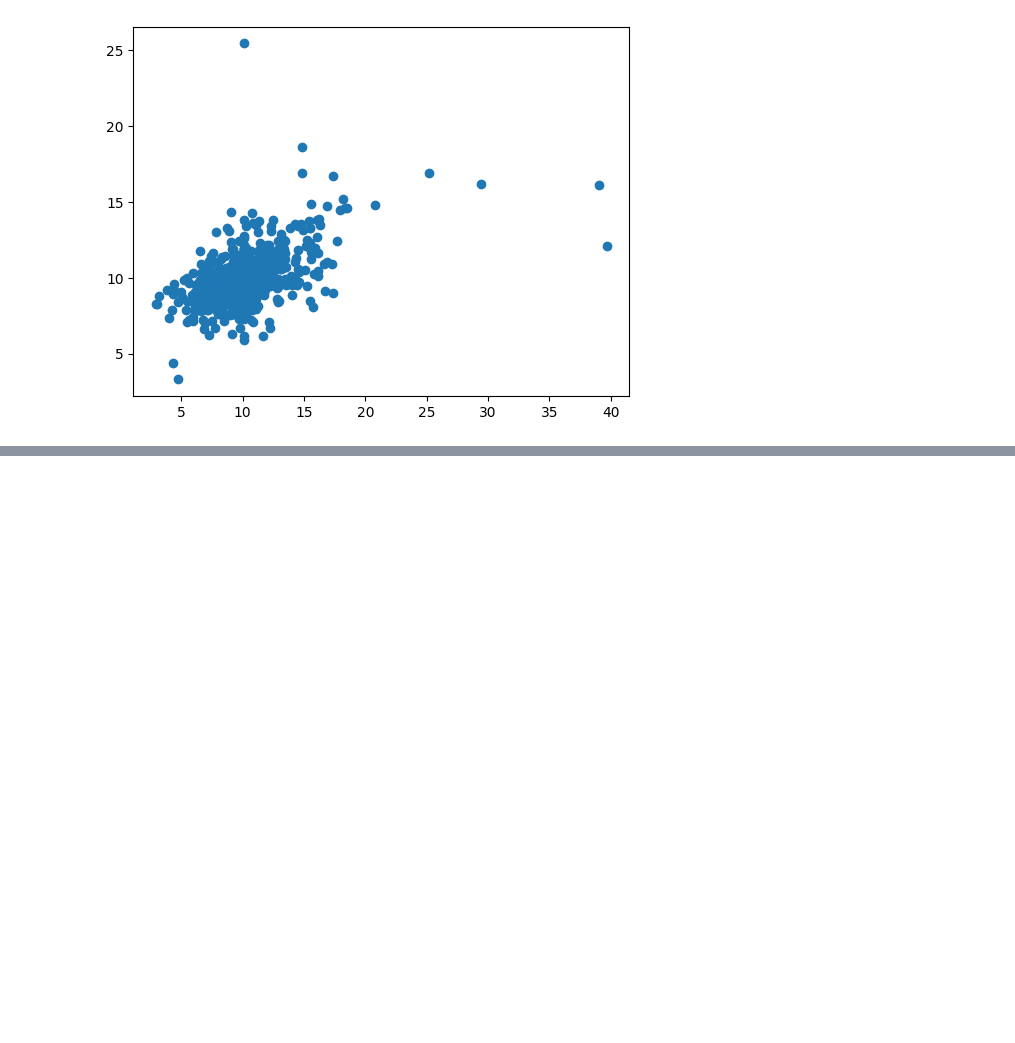
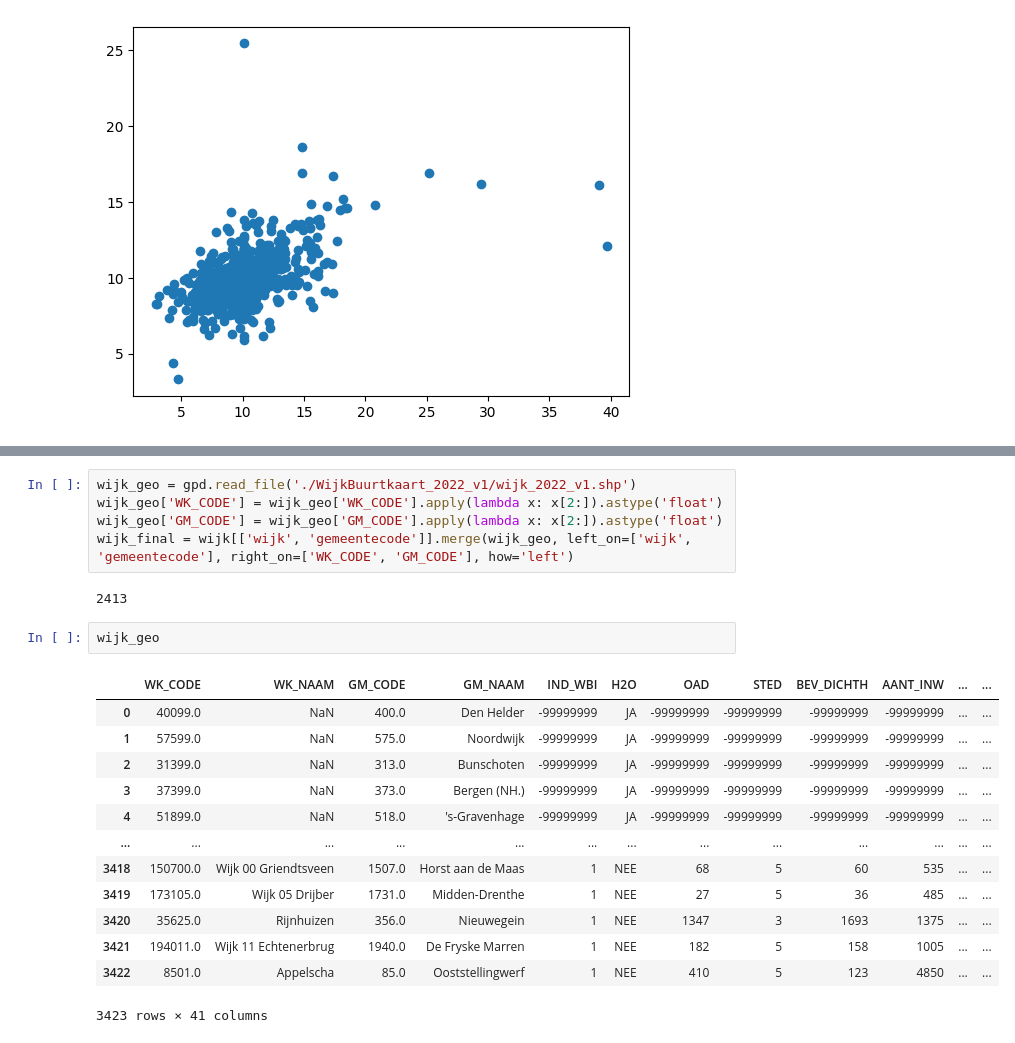
Before and after one commit to semkjaer/capybara1.0, a Jupyter notebook: sem.ipynb, the cells around one changed output, grey strips where cells are left out. Saved outputs shown, nothing was run; the diff lists cells and outputs as text; blank space fills up the shorter version.

```diff
--- a/sem.ipynb
+++ b/sem.ipynb
@@ -136,0 +127,23 @@ Index(['BU_CODE', 'BU_NAAM', 'WK_CODE', 'GM_CODE', 'GM_NAAM', 'IND_WBI', 'H2O',
+# %%
+wijk_geo = gpd.read_file('./WijkBuurtkaart_2022_v1/wijk_2022_v1.shp')
+wijk_geo['WK_CODE'] = wijk_geo['WK_CODE'].apply(lambda x: x[2:]).astype('float')
+wijk_geo['GM_CODE'] = wijk_geo['GM_CODE'].apply(lambda x: x[2:]).astype('float')
+wijk_final = wijk[['wijk', 'gemeentecode']].merge(wijk_geo, left_on=['wijk', 'gemeentecode'], right_on=['WK_CODE', 'GM_CODE'], how='left')
+# %% [output]
+2413
+# %%
+wijk_geo
+# %% [output]
+|  | WK_CODE | WK_NAAM | GM_CODE | GM_NAAM | IND_WBI | H2O | OAD | STED | BEV_DICHTH | AANT_INW | ... | ... |
+| 0 | 40099.0 | NaN | 400.0 | Den Helder | -99999999 | JA | -99999999 | -99999999 | -99999999 | -99999999 | ... | ... |
+| 1 | 57599.0 | NaN | 575.0 | Noordwijk | -99999999 | JA | -99999999 | -99999999 | -99999999 | -99999999 | ... | ... |
+| 2 | 31399.0 | NaN | 313.0 | Bunschoten | -99999999 | JA | -99999999 | -99999999 | -99999999 | -99999999 | ... | ... |
+| 3 | 37399.0 | NaN | 373.0 | Bergen (NH.) | -99999999 | JA | -99999999 | -99999999 | -99999999 | -99999999 | ... | ... |
+| 4 | 51899.0 | NaN | 518.0 | 's-Gravenhage | -99999999 | JA | -99999999 | -99999999 | -99999999 | -99999999 | ... | ... |
+| ... | ... | ... | ... | ... | ... | ... | ... | ... | ... | ... | ... | ... |
+| 3418 | 150700.0 | Wijk 00 Griendtsveen | 1507.0 | Horst aan de Maas | 1 | NEE | 68 | 5 | 60 | 535 | ... | ... |
+| 3419 | 173105.0 | Wijk 05 Drijber | 1731.0 | Midden-Drenthe | 1 | NEE | 27 | 5 | 36 | 485 | ... | ... |
+| 3420 | 35625.0 | Rijnhuizen | 356.0 | Nieuwegein | 1 | NEE | 1347 | 3 | 1693 | 1375 | ... | ... |
+| 3421 | 194011.0 | Wijk 11 Echtenerbrug | 1940.0 | De Fryske Marren | 1 | NEE | 182 | 5 | 158 | 1005 | ... | ... |
+| 3422 | 8501.0 | Appelscha | 85.0 | Ooststellingwerf | 1 | NEE | 410 | 5 | 123 | 4850 | ... | ... |
+3423 rows × 41 columns
```
Also changed, not shown: parts of 8 cells of this notebook, 4 other files.
